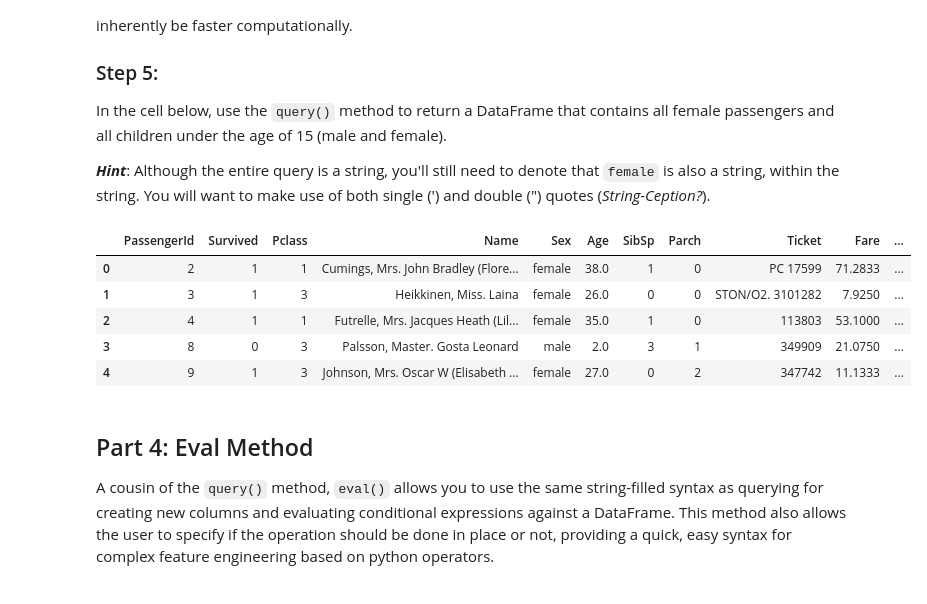
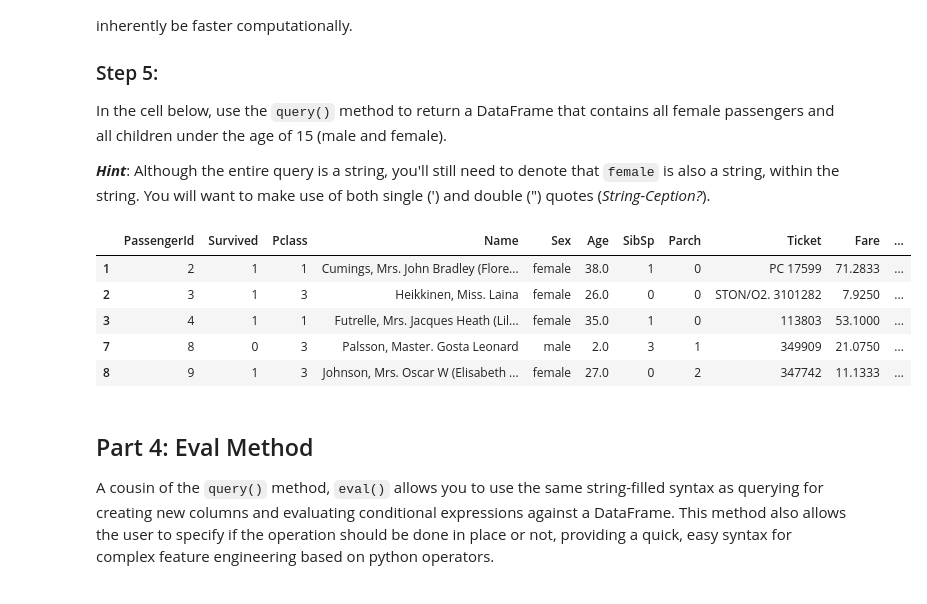
Before and after one commit to KimberlyWangui/DS_Course1_Week1_Module4_SQLPandas, a Jupyter notebook: SQLPandasLab.ipynb, the cells around one changed output. Cells and saved outputs as stored; diff of their text form; code cells hidden in the pictures.

```diff
--- a/SQLPandasLab.ipynb
+++ b/SQLPandasLab.ipynb
@@ -158,23 +154,19 @@ In the cell below, use the `query()` method to return a DataFrame that contains
 # %%
 # CodeGrade step5
 # Replace None with your code
 
-query_string = """
-SELECT *
-FROM df
-WHERE Age < 15 OR Sex = 'female'
-"""
-female_children_df = sqldf(query_string)
+query_string = "Age <= 15 or Sex == 'female'"
+female_children_df = df.query(query_string)
 
 # Looking at first 5 rows
 female_children_df.head()
 # %% [output]
 |  | PassengerId | Survived | Pclass | Name | Sex | Age | SibSp | Parch | Ticket | Fare | ... |
-| 0 | 2 | 1 | 1 | Cumings, Mrs. John Bradley (Flore... | female | 38.0 | 1 | 0 | PC 17599 | 71.2833 | ... |
-| 1 | 3 | 1 | 3 | Heikkinen, Miss. Laina | female | 26.0 | 0 | 0 | STON/O2. 3101282 | 7.9250 | ... |
-| 2 | 4 | 1 | 1 | Futrelle, Mrs. Jacques Heath (Lil... | female | 35.0 | 1 | 0 | 113803 | 53.1000 | ... |
-| 3 | 8 | 0 | 3 | Palsson, Master. Gosta Leonard | male | 2.0 | 3 | 1 | 349909 | 21.0750 | ... |
-| 4 | 9 | 1 | 3 | Johnson, Mrs. Oscar W (Elisabeth ... | female | 27.0 | 0 | 2 | 347742 | 11.1333 | ... |
+| 1 | 2 | 1 | 1 | Cumings, Mrs. John Bradley (Flore... | female | 38.0 | 1 | 0 | PC 17599 | 71.2833 | ... |
+| 2 | 3 | 1 | 3 | Heikkinen, Miss. Laina | female | 26.0 | 0 | 0 | STON/O2. 3101282 | 7.9250 | ... |
+| 3 | 4 | 1 | 1 | Futrelle, Mrs. Jacques Heath (Lil... | female | 35.0 | 1 | 0 | 113803 | 53.1000 | ... |
+| 7 | 8 | 0 | 3 | Palsson, Master. Gosta Leonard | male | 2.0 | 3 | 1 | 349909 | 21.0750 | ... |
+| 8 | 9 | 1 | 3 | Johnson, Mrs. Oscar W (Elisabeth ... | female | 27.0 | 0 | 2 | 347742 | 11.1333 | ... |
 # %% [markdown]
 ## Part 4: Eval Method
 
```
Also changed, not shown: parts of 3 cells of this notebook.
